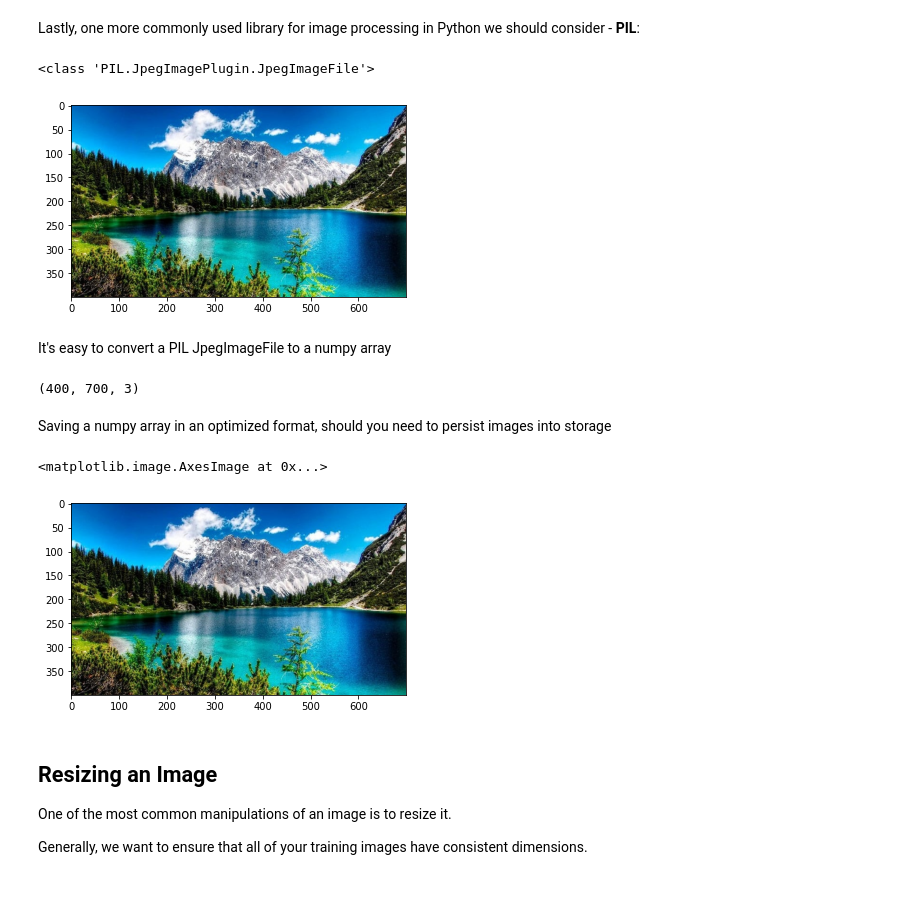
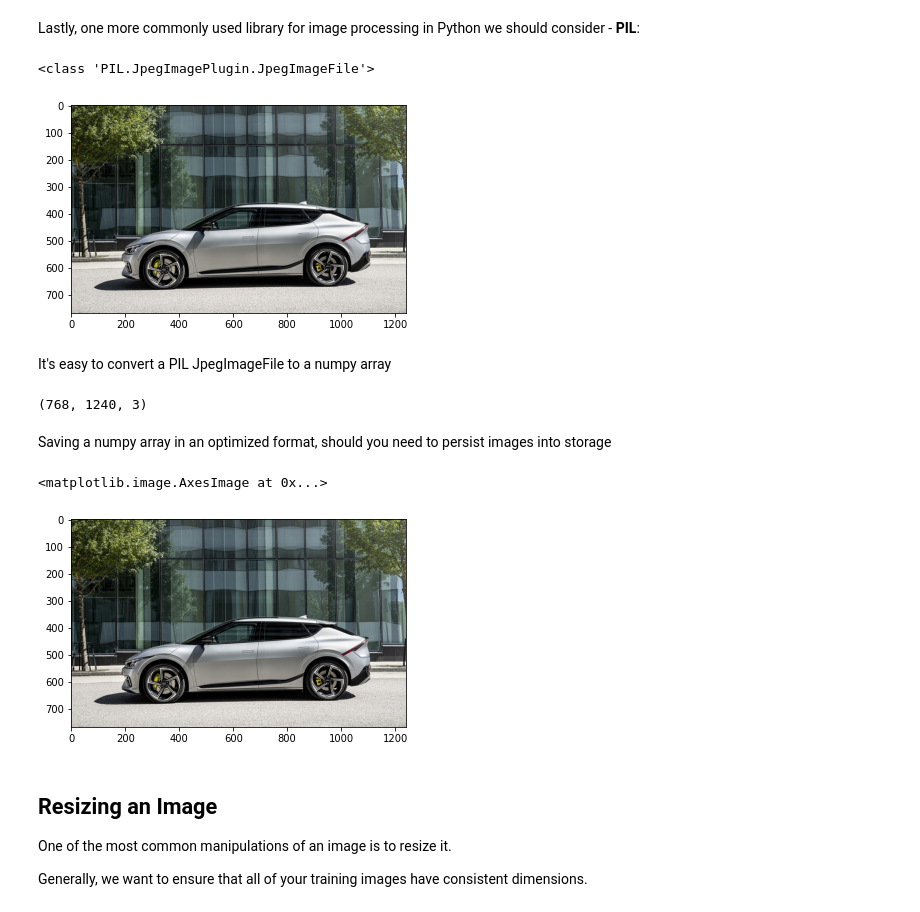
Before and after one commit to A01793546/TC4033-Vision-C-Equipo-3, a Jupyter notebook: A01793546_1_basic_operations_excercise.ipynb, the cells around one changed output. Drawn from its saved outputs; the diff is of its cells as text; code cells hidden in the pictures.

```diff
--- a/A01793546_1_basic_operations_excercise.ipynb
+++ b/A01793546_1_basic_operations_excercise.ipynb
@@ -61,20 +59,20 @@ Lastly, one more commonly used library for image processing in Python we should
 # %%
 from PIL import Image
 import matplotlib.pyplot as plt
 
-img3 = Image.open('data/image.jpg')
+img3 = Image.open('data/ev6.jpg')
 plt.imshow(img3)
 print(type(img3))
 # %% [output]
 <class 'PIL.JpegImagePlugin.JpegImageFile'>
-[figure, old version]
+[figure, new version]
 # %% [markdown]
 It's easy to convert a PIL JpegImageFile to a numpy array
 # %%
 img3 = np.array(img3)
 img3.shape
 # %% [output]
-(400, 700, 3)
+(768, 1240, 3)
 # %% [markdown]
 Saving a numpy array in an optimized format, should you need to persist images into storage
 # %%
@@ -87,7 +85,7 @@ img3 = np.load('data/img.npy')
 plt.imshow(img3)
 # %% [output]
 <matplotlib.image.AxesImage at 0x...>
-[figure, old version]
+[figure, new version]
 # %% [markdown]
 ## Resizing an Image <a class="anchor" id="resize"></a>
 One of the most common manipulations of an image is to resize it.
```
Also changed, not shown: parts of 12 cells of this notebook.
